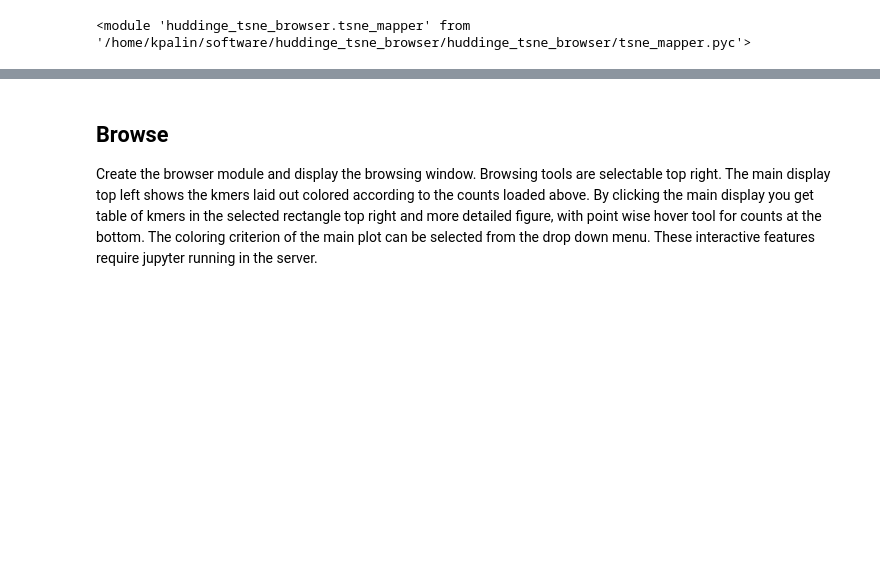
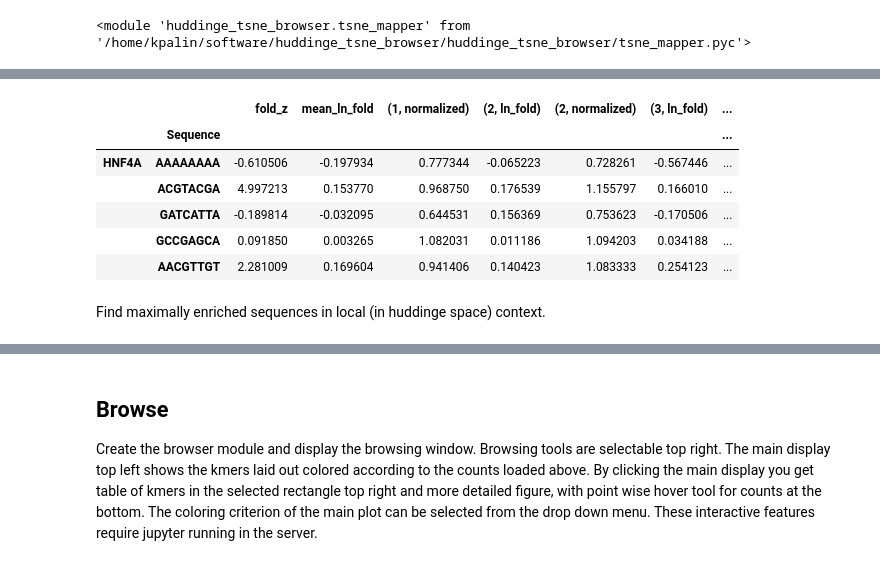
Before and after one commit to kpalin/huddinge_tsne_browser, a Jupyter notebook: examples/Huddinge TSNE browser 2.ipynb, the cells around one changed output, grey strips where cells are left out. Cells and saved outputs as stored; diff of their text form; code cells hidden in the pictures; blank space fills up the shorter version.

```diff
--- a/examples/Huddinge TSNE browser 2.ipynb
+++ b/examples/Huddinge TSNE browser 2.ipynb
@@ -354,0 +417,12 @@ tsne.compute_spectral()
+# %%
+data.head()
+# %% [output]
+|  |  | fold_z | mean_ln_fold | (1, normalized) | (2, ln_fold) | (2, normalized) | (3, ln_fold) | ... |
+|  | Sequence |  |  |  |  |  |  | ... |
+| HNF4A | AAAAAAAA | -0.610506 | -0.197934 | 0.777344 | -0.065223 | 0.728261 | -0.567446 | ... |
+|  | ACGTACGA | 4.997213 | 0.153770 | 0.968750 | 0.176539 | 1.155797 | 0.166010 | ... |
+|  | GATCATTA | -0.189814 | -0.032095 | 0.644531 | 0.156369 | 0.753623 | -0.170506 | ... |
+|  | GCCGAGCA | 0.091850 | 0.003265 | 1.082031 | 0.011186 | 1.094203 | 0.034188 | ... |
+|  | AACGTTGT | 2.281009 | 0.169604 | 0.941406 | 0.140423 | 1.083333 | 0.254123 | ... |
+# %% [markdown]
+Find maximally enriched sequences in local (in huddinge space) context.
```
Also changed, not shown: parts of 56 cells of this notebook, 1 other file.
